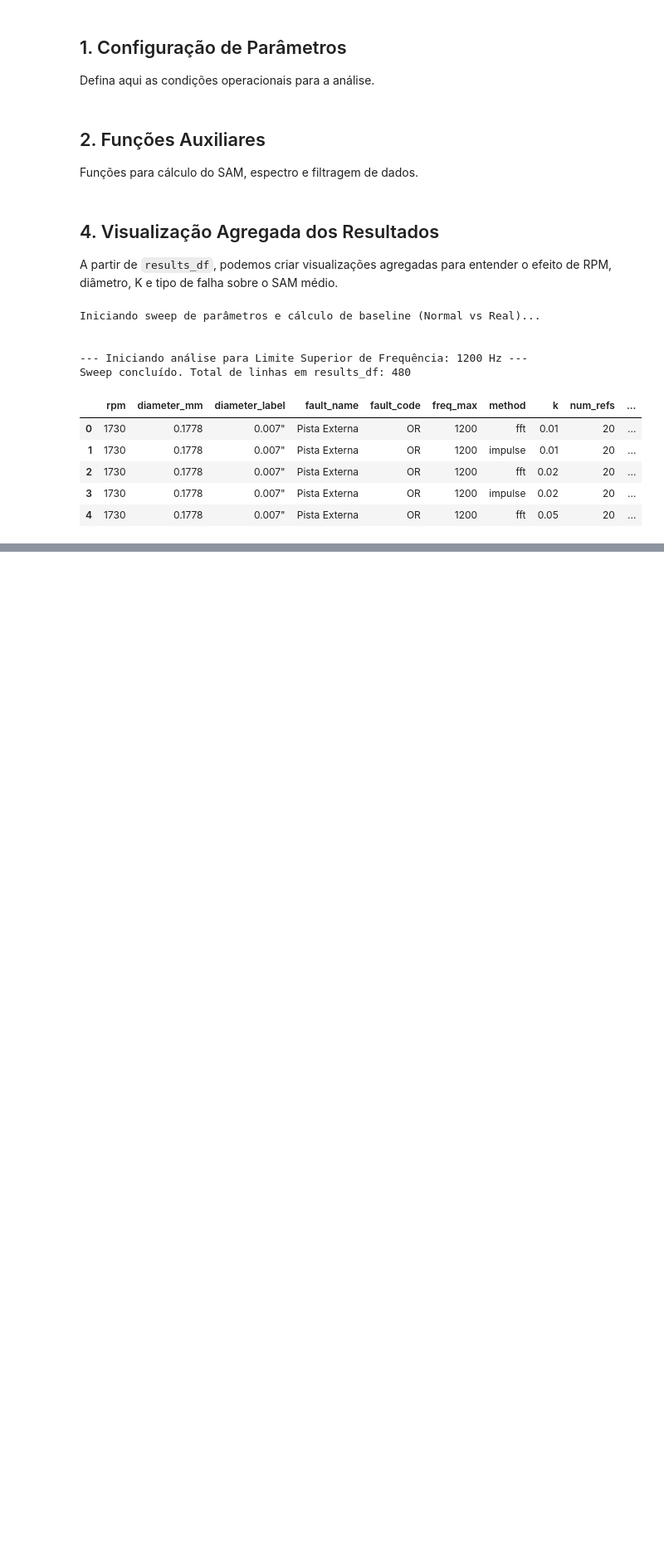
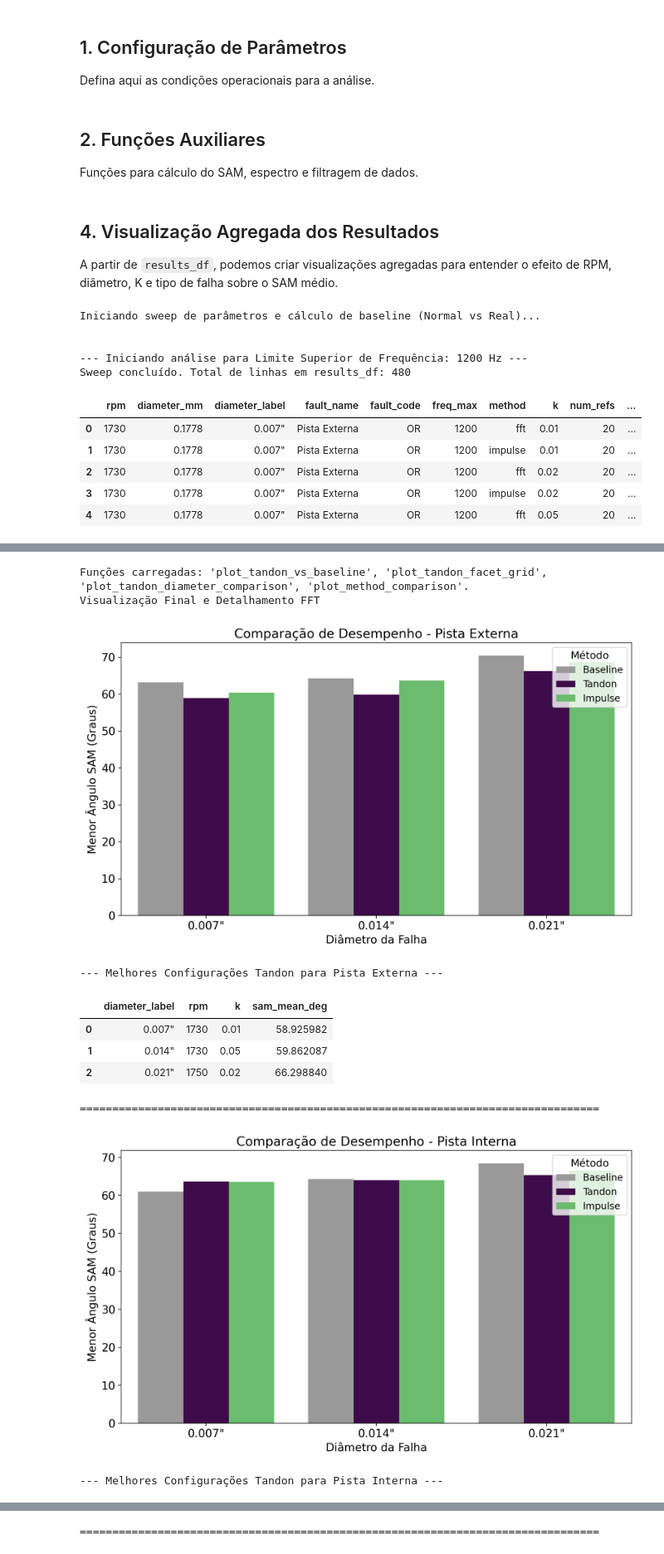
Before and after one commit to ViniciusTomsic/TCC, a Jupyter notebook: notebooks/general_sam_analysis.ipynb, the cells around one changed output, grey strips where cells are left out. Shown at 83% size. Cells and saved outputs as stored; diff of their text form; code cells hidden in the pictures; blank space fills up the shorter version.

Commit message:
feat: Implement generalized SAM analysis notebook, including synthetic data generation, real signal search, and quantitative comparison.

```diff
--- a/notebooks/general_sam_analysis.ipynb
+++ b/notebooks/general_sam_analysis.ipynb
@@ -488,0 +393,15 @@ Visualização Final e Detalhamento FFT
+# %%
+%run add_tandon_scatter_plot.py
+plot_method_comparison(results_df, df_baseline)
+# %% [output]
+Funções carregadas: 'plot_tandon_vs_baseline', 'plot_tandon_facet_grid', 'plot_tandon_diameter_comparison', 'plot_method_comparison'.
+Visualização Final e Detalhamento FFT
+[figure, added]
+--- Melhores Configurações Tandon para Pista Externa ---
+|  | diameter_label | rpm | k | sam_mean_deg |
+| 0 | 0.007" | 1730 | 0.01 | 58.925982 |
+| 1 | 0.014" | 1730 | 0.05 | 59.862087 |
+| 2 | 0.021" | 1750 | 0.02 | 66.298840 |
+================================================================================
+[figure, added]
+--- Melhores Configurações Tandon para Pista Interna ---
@@ -488,0 +412 @@ Visualização Final e Detalhamento FFT
+================================================================================
```
Also changed, not shown: parts of 4 cells of this notebook, 7 other files.
